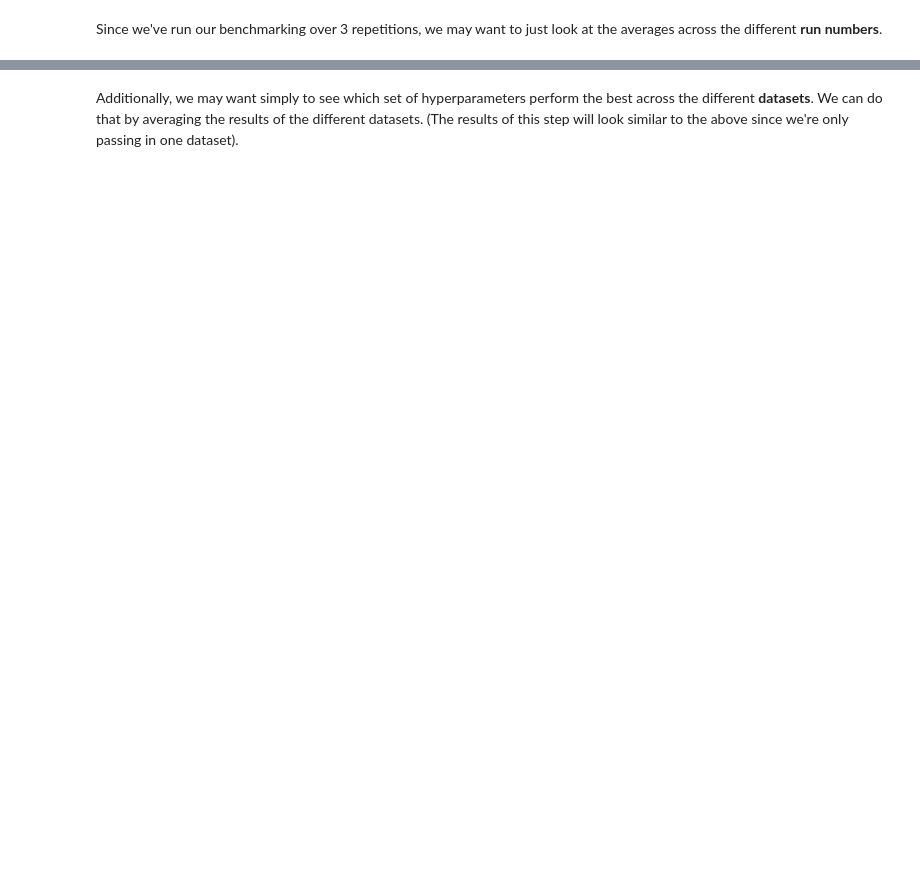
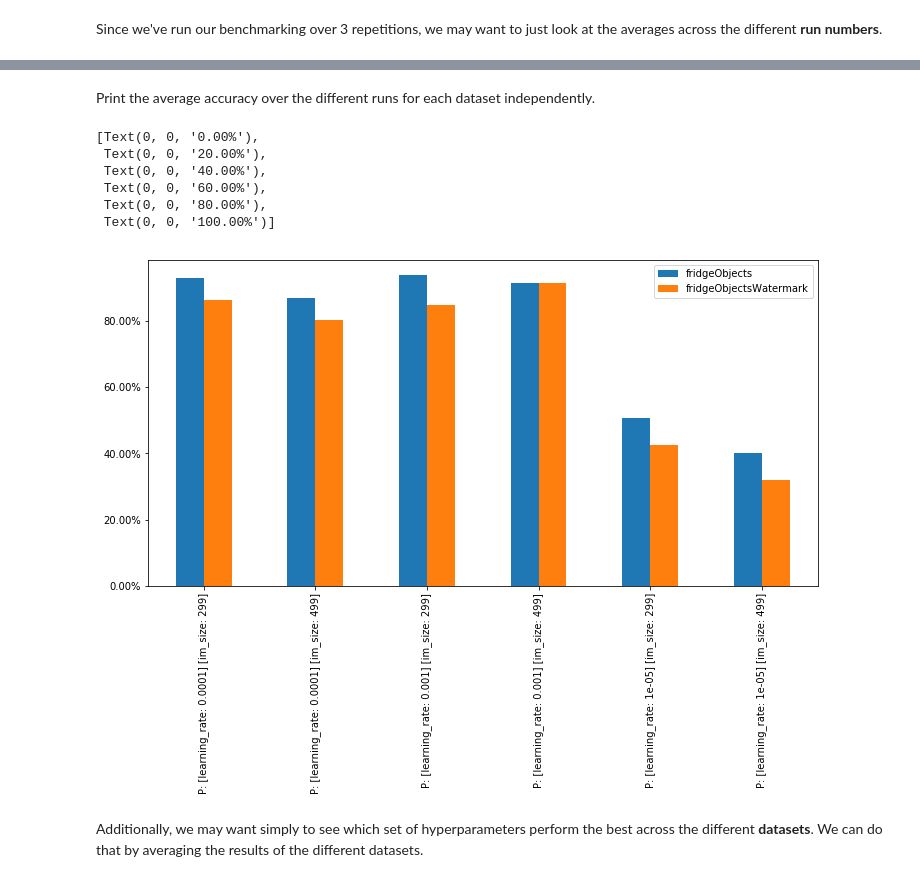
Before and after one commit to microsoft/computervision-recipes, a Jupyter notebook: image_classification/notebooks/11_exploring_hyperparameters.ipynb, the cells around one changed output, grey strips where cells are left out. Cells and saved outputs as stored; diff of their text form; code cells hidden in the pictures; blank space fills up the shorter version.

```diff
--- a/image_classification/notebooks/11_exploring_hyperparameters.ipynb
+++ b/image_classification/notebooks/11_exploring_hyperparameters.ipynb
@@ -189,5 +173,18 @@ df.mean(level=(1,2)).T
+# %% [markdown]
+Print the average accuracy over the different runs for each dataset independently.
+# %%
+ax = df.mean(level=(1,2))["accuracy"].unstack().plot(kind='bar', figsize=(12, 6))
+ax.set_yticklabels(['{:,.2%}'.format(x) for x in ax.get_yticks()])
+# %% [output]
+[Text(0, 0, '0.00%'),
+ Text(0, 0, '20.00%'),
+ Text(0, 0, '40.00%'),
+ Text(0, 0, '60.00%'),
+ Text(0, 0, '80.00%'),
+ Text(0, 0, '100.00%')]
+[figure, added]
 # %% [markdown]
-Additionally, we may want simply to see which set of hyperparameters perform the best across the different __datasets__. We can do that by averaging the results of the different datasets. (The results of this step will look similar to the above since we're only passing in one dataset).
+Additionally, we may want simply to see which set of hyperparameters perform the best across the different __datasets__. We can do that by averaging the results of the different datasets.
 # %%
 df.mean(level=(1)).T
 # %% [output]
```
Also changed, not shown: parts of 36 cells of this notebook, 24 other files.
